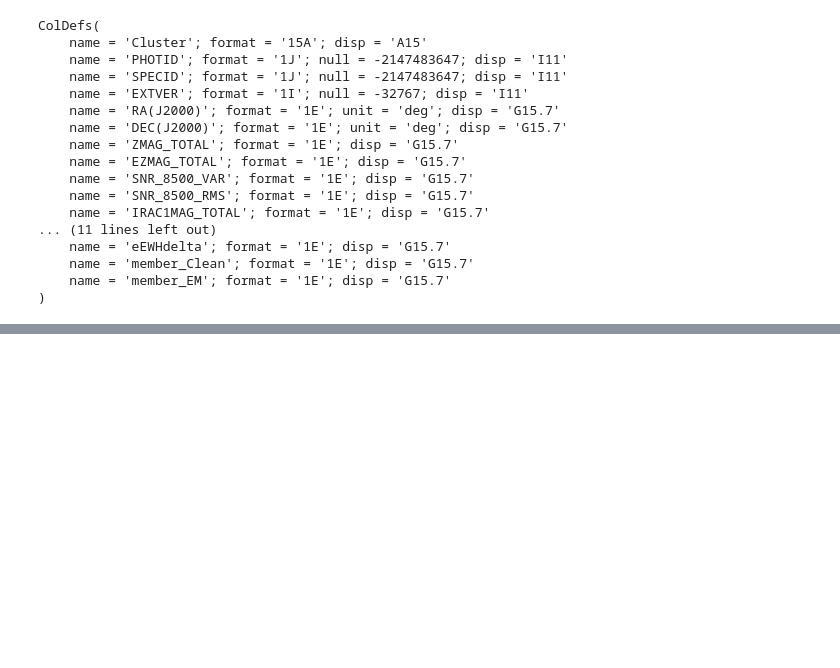
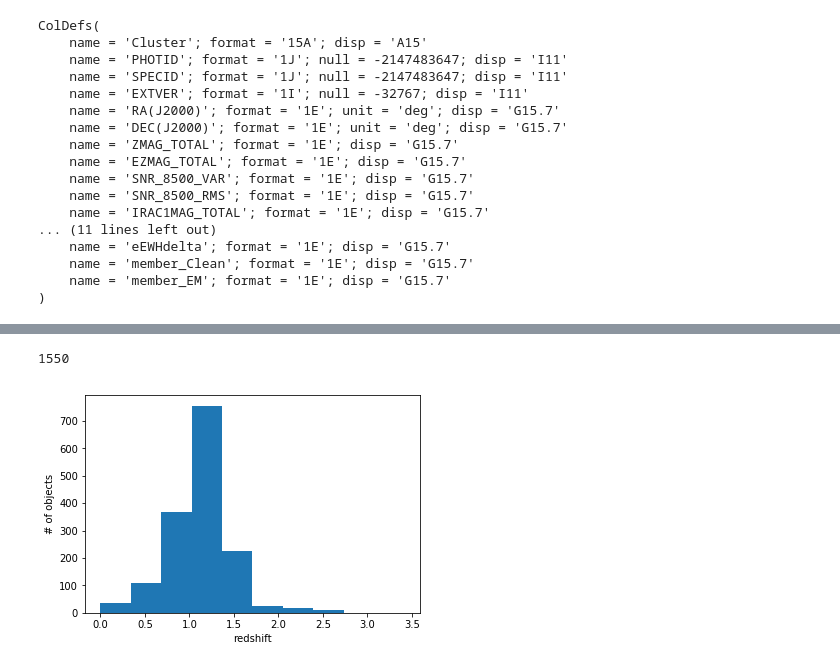
Before and after one commit to tplattner24/GoGreen, a Jupyter notebook: PracticeCats.ipynb, the cells around one changed output, grey strips where cells are left out. Saved outputs shown, nothing was run; the diff lists cells and outputs as text; code cells hidden in the pictures; blank space fills up the shorter version.

```diff
--- a/PracticeCats.ipynb
+++ b/PracticeCats.ipynb
@@ -35,3 +35,5 @@ ColDefs(
     name = 'member_Clean'; format = '1E'; disp = 'G15.7'
     name = 'member_EM'; format = '1E'; disp = 'G15.7'
 )
+# %%
+catdata = data[1].data
@@ -37,0 +55,14 @@ ColDefs(
+# %%
+z = catdata['Redshift']
+SpecID = catdata['SPECID']
+len(z)
+len(SpecID)
+# %% [output]
+1550
+# %%
+hist = plt.hist(z)
+hist = plt.xlabel('redshift')
+hist = plt.ylabel('# of objects')
+plt.show()
+# %% [output]
+[figure, added]
```
Also changed, not shown: parts of 11 cells of this notebook.
